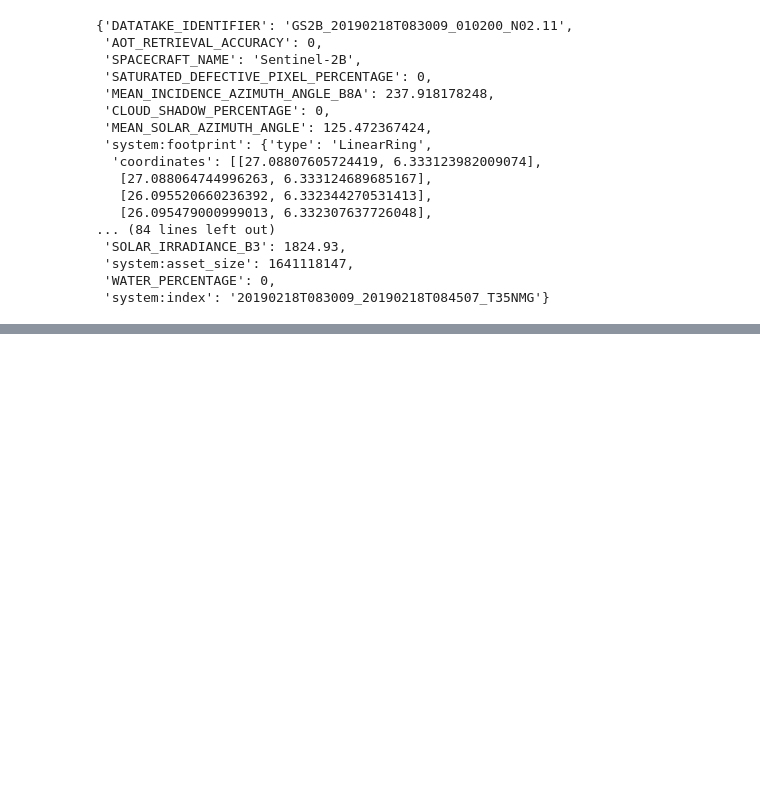
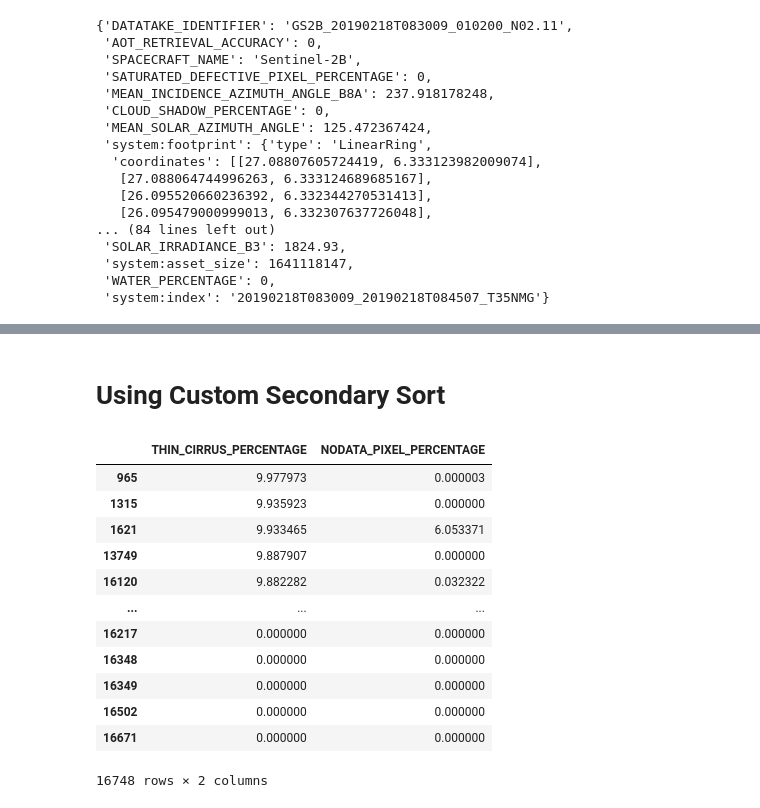
Before and after one commit to panopticonopolis/canopy-gis, a Jupyter notebook: google-earth-explore/s2cloudless/tutorial.ipynb, the cells around one changed output, grey strips where cells are left out. Drawn from its saved outputs; the diff is of its cells as text; code cells hidden in the pictures; blank space fills up the shorter version.

```diff
--- a/google-earth-explore/s2cloudless/tutorial.ipynb
+++ b/google-earth-explore/s2cloudless/tutorial.ipynb
@@ -1103,0 +1182,2 @@ new_list_of_images.get(0).getInfo()["properties"]
+# %% [markdown]
+# Using Custom Secondary Sort
@@ -1103,0 +1239,16 @@ new_list_of_images.get(0).getInfo()["properties"]
+# %%
+df2
+# %% [output]
+|  | THIN_CIRRUS_PERCENTAGE | NODATA_PIXEL_PERCENTAGE |
+| 965 | 9.977973 | 0.000003 |
+| 1315 | 9.935923 | 0.000000 |
+| 1621 | 9.933465 | 6.053371 |
+| 13749 | 9.887907 | 0.000000 |
+| 16120 | 9.882282 | 0.032322 |
+| ... | ... | ... |
+| 16217 | 0.000000 | 0.000000 |
+| 16348 | 0.000000 | 0.000000 |
+| 16349 | 0.000000 | 0.000000 |
+| 16502 | 0.000000 | 0.000000 |
+| 16671 | 0.000000 | 0.000000 |
+16748 rows × 2 columns
```
Also changed, not shown: parts of 13 cells of this notebook, 1 other file.
